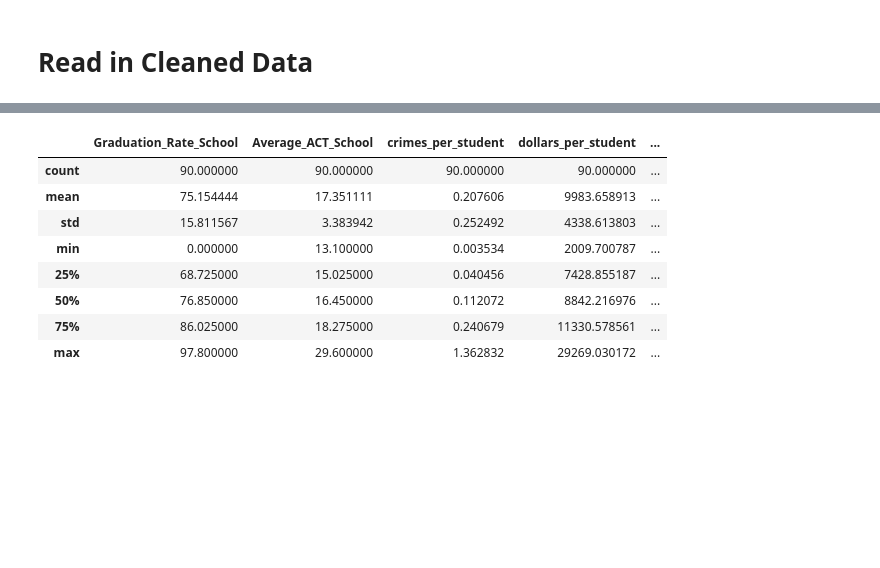
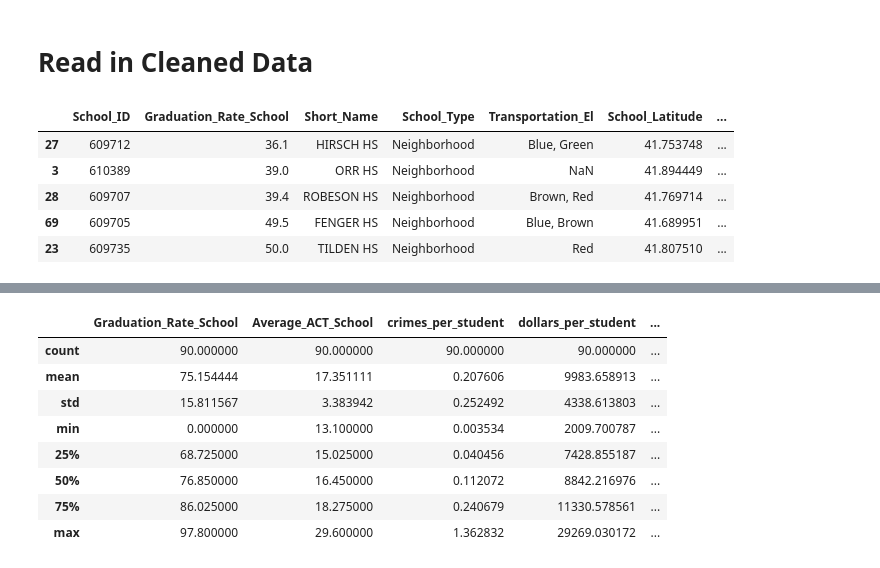
Before and after one commit to TifMoe/luther-project, a Jupyter notebook: notebooks/ExplorationAndCorrelation.ipynb, the cells around one changed output, grey strips where cells are left out. Saved outputs shown, nothing was run; the diff lists cells and outputs as text; code cells hidden in the pictures; blank space fills up the shorter version.

```diff
--- a/notebooks/ExplorationAndCorrelation.ipynb
+++ b/notebooks/ExplorationAndCorrelation.ipynb
@@ -18,3 +18,12 @@ Numpy version 1.14.0
 # Read in Cleaned Data
 # %%
 data = pd.read_pickle('../data/cleaned_data.pkl')
+# %%
+data.sort_values(by='Graduation_Rate_School').head(5)
+# %% [output]
+|  | School_ID | Graduation_Rate_School | Short_Name | School_Type | Transportation_El | School_Latitude | ... |
+| 27 | 609712 | 36.1 | HIRSCH HS | Neighborhood | Blue, Green | 41.753748 | ... |
+| 3 | 610389 | 39.0 | ORR HS | Neighborhood | NaN | 41.894449 | ... |
+| 28 | 609707 | 39.4 | ROBESON HS | Neighborhood | Brown, Red | 41.769714 | ... |
+| 69 | 609705 | 49.5 | FENGER HS | Neighborhood | Blue, Brown | 41.689951 | ... |
+| 23 | 609735 | 50.0 | TILDEN HS | Neighborhood | Red | 41.807510 | ... |
```
Also changed, not shown: parts of 8 cells of this notebook, 2 other files.
